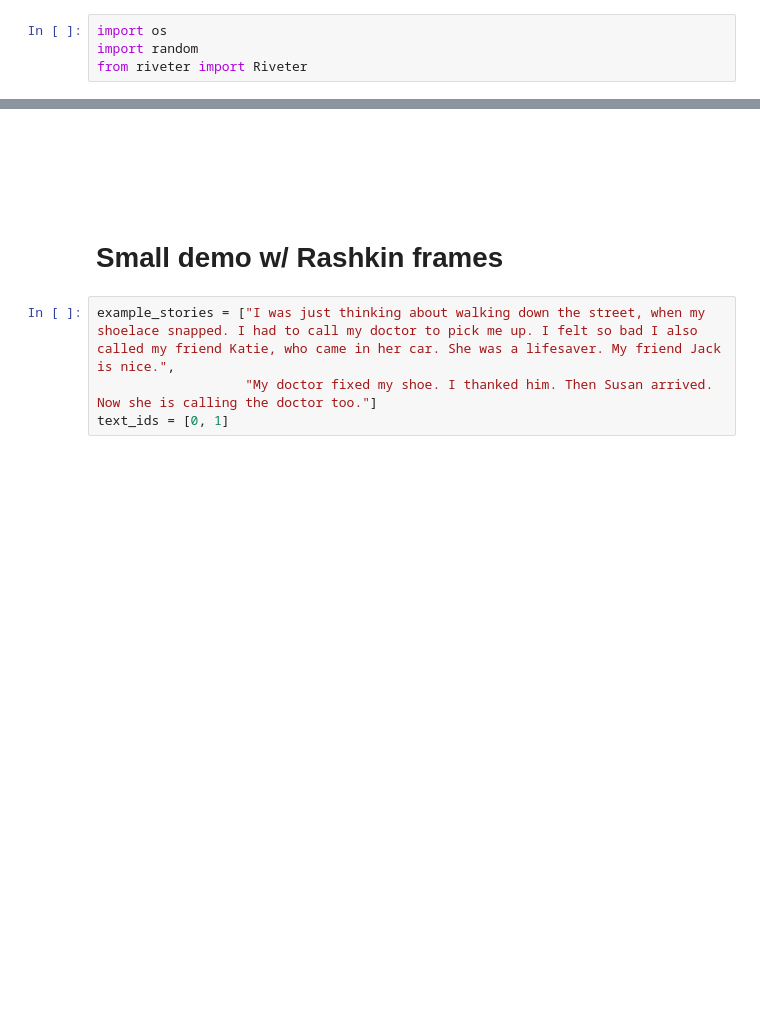
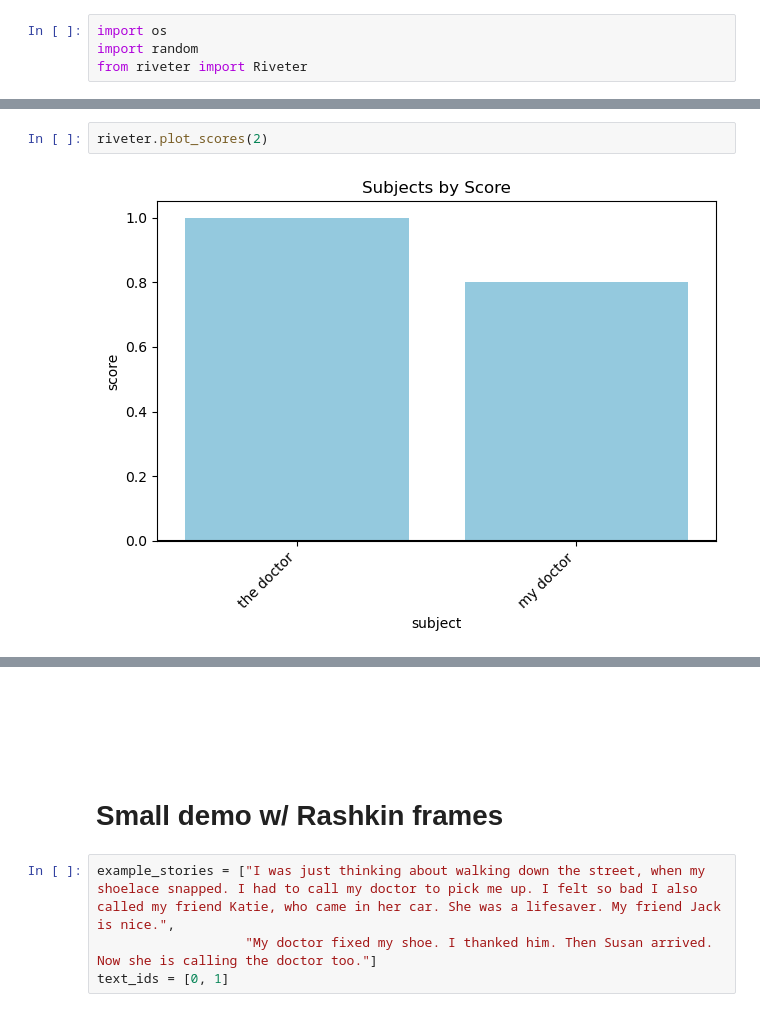
Before and after one commit to maartensap/riveter-nlp, a Jupyter notebook: riveter/demo.ipynb, the cells around one changed output, grey strips where cells are left out. Drawn from its saved outputs; the diff is of its cells as text; blank space fills up the shorter version.

```diff
--- a/riveter/demo.ipynb
+++ b/riveter/demo.ipynb
@@ -28,0 +66,4 @@ riveter.get_persona_cluster('my doctor')
+# %%
+riveter.plot_scores(2)
+# %% [output]
+[figure, added]
```
Also changed, not shown: parts of 48 cells of this notebook, 3 other files.
